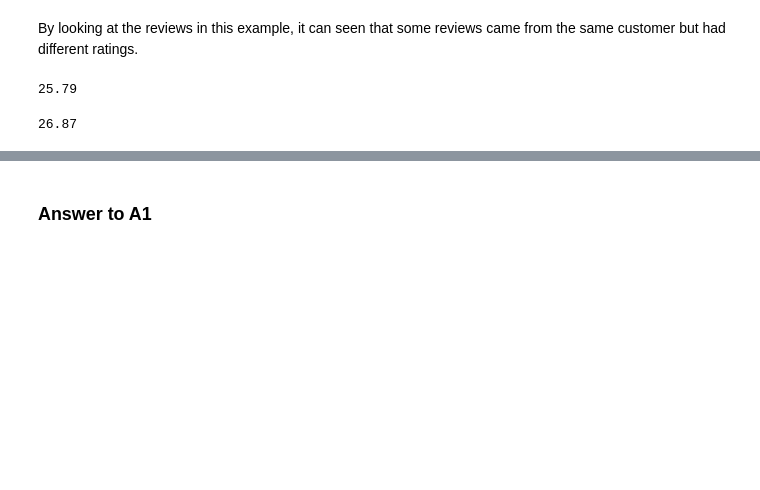
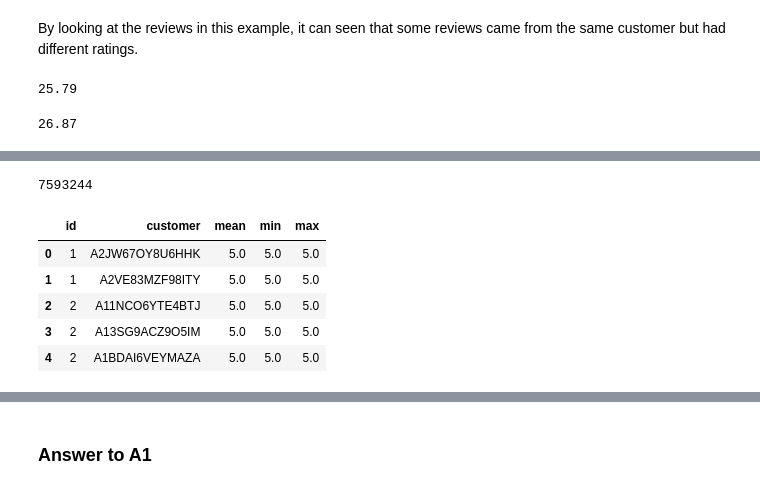
Before and after one commit to raffyenriquez/Springboard, a Jupyter notebook: Data Science Challenges/KeepUp Inc./KeepUp Inc.ipynb, the cells around one changed output, grey strips where cells are left out. Saved outputs shown, nothing was run; the diff lists cells and outputs as text; code cells hidden in the pictures; blank space fills up the shorter version.

```diff
--- a/Data Science Challenges/KeepUp Inc./KeepUp Inc.ipynb
+++ b/Data Science Challenges/KeepUp Inc./KeepUp Inc.ipynb
@@ -199,0 +204,21 @@ round(len(ratings[ratings['avg_rating']==5])/float(len(ratings)) * 100, 2)
+# %%
+#extract customer data into lists
+ids = []
+customers = []
+ratings = []
+
+for d in data:
+    id_ = ''
+    for item in d:
+        #customer, rating = '', ''
+        if item.startswith('Id:'):
+            id_ = item.split()[-1]
+        if item.startswith('    '):
+            ids.append(id_)
+            customers.append(item.split()[2])
+            ratings.append(item.split()[4])
+# %%
+#create a customers' ratings dataframe
+customer_ratings = pd.DataFrame({'id': ids,'customer': customers, 'rating': ratings})
+customer_ratings = customer_ratings[['id', 'customer', 'rating']]
+customer_ratings.head()
@@ -199,0 +232,5 @@ round(len(ratings[ratings['avg_rating']==5])/float(len(ratings)) * 100, 2)
+# %%
+#total number of ratings
+len(customer_ratings)
+# %% [output]
+7593244
@@ -199,0 +241,17 @@ round(len(ratings[ratings['avg_rating']==5])/float(len(ratings)) * 100, 2)
+# %%
+#create a dataframe of means
+cr_mean = customer_ratings.groupby(['id', 'customer'])['rating'].mean().reset_index(name='mean')
+#create a dataframe of mins
+cr_min = customer_ratings.groupby(['id', 'customer'])['rating'].min().reset_index(name='min')
+#create a dataframe of maxs
+cr_max = customer_ratings.groupby(['id', 'customer'])['rating'].max().reset_index(name='max')
+#merge dataframes
+cr_stats = cr_mean.merge(cr_min, on=['id', 'customer']).merge(cr_max, on=['id', 'customer'])
+cr_stats.head()
+# %% [output]
+|  | id | customer | mean | min | max |
+| 0 | 1 | A2JW67OY8U6HHK | 5.0 | 5.0 | 5.0 |
+| 1 | 1 | A2VE83MZF98ITY | 5.0 | 5.0 | 5.0 |
+| 2 | 2 | A11NCO6YTE4BTJ | 5.0 | 5.0 | 5.0 |
+| 3 | 2 | A13SG9ACZ9O5IM | 5.0 | 5.0 | 5.0 |
+| 4 | 2 | A1BDAI6VEYMAZA | 5.0 | 5.0 | 5.0 |
```
Also changed, not shown: parts of 27 cells of this notebook.
